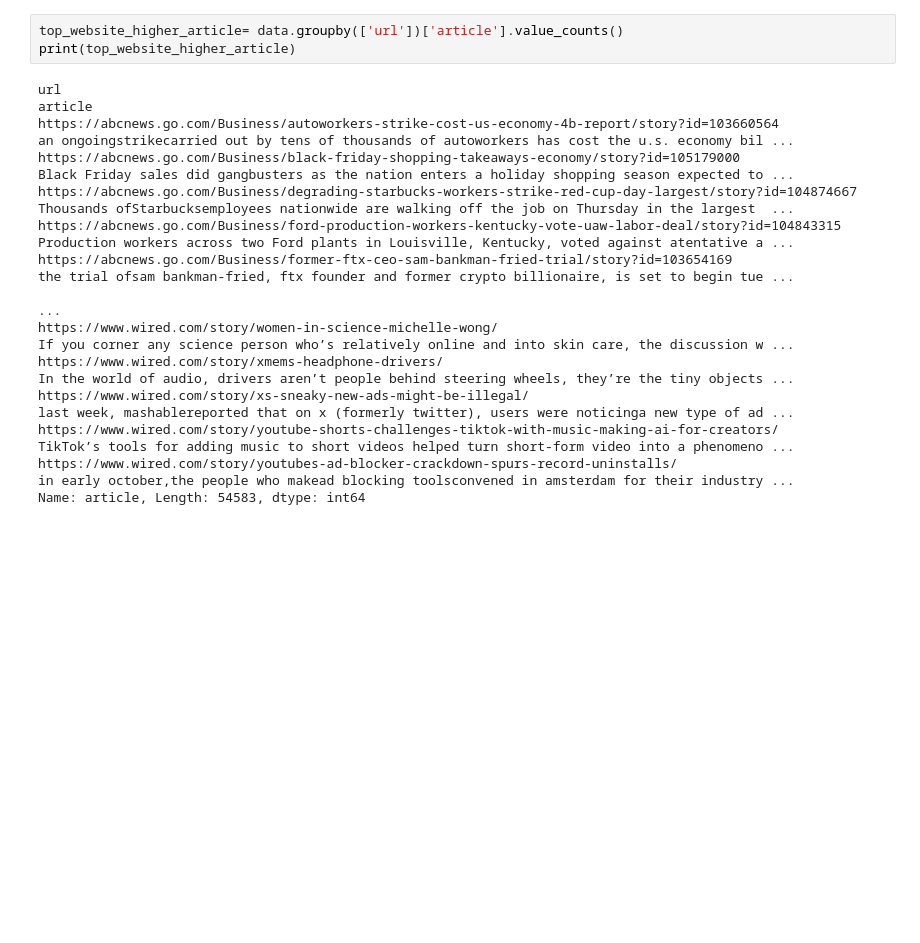
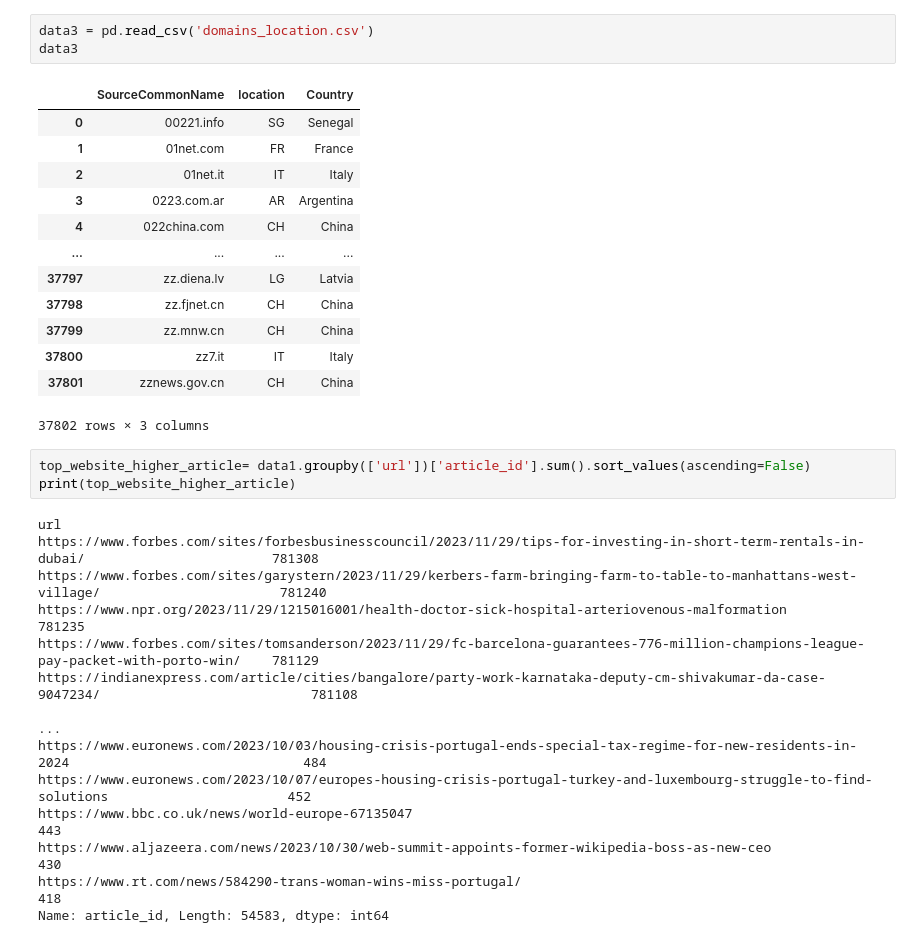
Before and after one commit to GilbertTcheugoue/news_correlation_10ac_week0, a Jupyter notebook: Untitled.ipynb, the cells around one changed output. Cells and saved outputs as stored; diff of their text form; blank space fills up the shorter version.

```diff
--- a/Untitled.ipynb
+++ b/Untitled.ipynb
@@ -19,17 +36,34 @@ data
+# %%
+data3 = pd.read_csv('domains_location.csv')
+data3
+# %% [output]
+|  | SourceCommonName | location | Country |
+| 0 | 00221.info | SG | Senegal |
+| 1 | 01net.com | FR | France |
+| 2 | 01net.it | IT | Italy |
+| 3 | 0223.com.ar | AR | Argentina |
+| 4 | 022china.com | CH | China |
+| ... | ... | ... | ... |
+| 37797 | zz.diena.lv | LG | Latvia |
+| 37798 | zz.fjnet.cn | CH | China |
+| 37799 | zz.mnw.cn | CH | China |
+| 37800 | zz7.it | IT | Italy |
+| 37801 | zznews.gov.cn | CH | China |
+37802 rows × 3 columns
 # %%
-top_website_higher_article= data.groupby(['url'])['article'].value_counts()
+top_website_higher_article= data1.groupby(['url'])['article_id'].sum().sort_values(ascending=False)
 print(top_website_higher_article)
 # %% [output]
-url                                                                                                        article
-https://abcnews.go.com/Business/autoworkers-strike-cost-us-economy-4b-report/story?id=103660564            an ongoingstrikecarried out by tens of thousands of autoworkers has cost the u.s. economy bil ...
-https://abcnews.go.com/Business/black-friday-shopping-takeaways-economy/story?id=105179000                 Black Friday sales did gangbusters as the nation enters a holiday shopping season expected to ...
-https://abcnews.go.com/Business/degrading-starbucks-workers-strike-red-cup-day-largest/story?id=104874667  Thousands ofStarbucksemployees nationwide are walking off the job on Thursday in the largest  ...
-https://abcnews.go.com/Business/ford-production-workers-kentucky-vote-uaw-labor-deal/story?id=104843315    Production workers across two Ford plants in Louisville, Kentucky, voted against atentative a ...
-https://abcnews.go.com/Business/former-ftx-ceo-sam-bankman-fried-trial/story?id=103654169                  the trial ofsam bankman-fried, ftx founder and former crypto billionaire, is set to begin tue ...
-                                                                                                                                                                                                         ...
-https://www.wired.com/story/women-in-science-michelle-wong/                                                If you corner any science person who’s relatively online and into skin care, the discussion w ...
-https://www.wired.com/story/xmems-headphone-drivers/                                                       In the world of audio, drivers aren’t people behind steering wheels, they’re the tiny objects ...
-https://www.wired.com/story/xs-sneaky-new-ads-might-be-illegal/                                            last week, mashablereported that on x (formerly twitter), users were noticinga new type of ad ...
-https://www.wired.com/story/youtube-shorts-challenges-tiktok-with-music-making-ai-for-creators/            TikTok’s tools for adding music to short videos helped turn short-form video into a phenomeno ...
-https://www.wired.com/story/youtubes-ad-blocker-crackdown-spurs-record-uninstalls/                         in early october,the people who makead blocking toolsconvened in amsterdam for their industry ...
-Name: article, Length: 54583, dtype: int64
+url
+https://www.forbes.com/sites/forbesbusinesscouncil/2023/11/29/tips-for-investing-in-short-term-rentals-in-dubai/                        781308
+https://www.forbes.com/sites/garystern/2023/11/29/kerbers-farm-bringing-farm-to-table-to-manhattans-west-village/                       781240
+https://www.npr.org/2023/11/29/1215016001/health-doctor-sick-hospital-arteriovenous-malformation                                        781235
+https://www.forbes.com/sites/tomsanderson/2023/11/29/fc-barcelona-guarantees-776-million-champions-league-pay-packet-with-porto-win/    781129
+https://indianexpress.com/article/cities/bangalore/party-work-karnataka-deputy-cm-shivakumar-da-case-9047234/                           781108
+                                                                                                                                         ...
+https://www.euronews.com/2023/10/03/housing-crisis-portugal-ends-special-tax-regime-for-new-residents-in-2024                              484
+https://www.euronews.com/2023/10/07/europes-housing-crisis-portugal-turkey-and-luxembourg-struggle-to-find-solutions                       452
+https://www.bbc.co.uk/news/world-europe-67135047                                                                                           443
+https://www.aljazeera.com/news/2023/10/30/web-summit-appoints-former-wikipedia-boss-as-new-ceo                                             430
+https://www.rt.com/news/584290-trans-woman-wins-miss-portugal/                                                                             418
+Name: article_id, Length: 54583, dtype: int64
```
Also changed, not shown: parts of 14 cells of this notebook.
